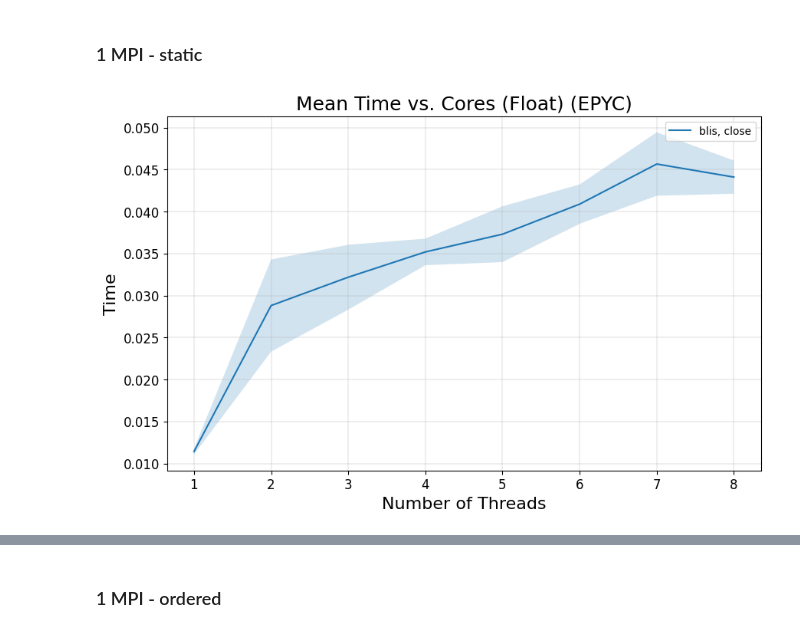
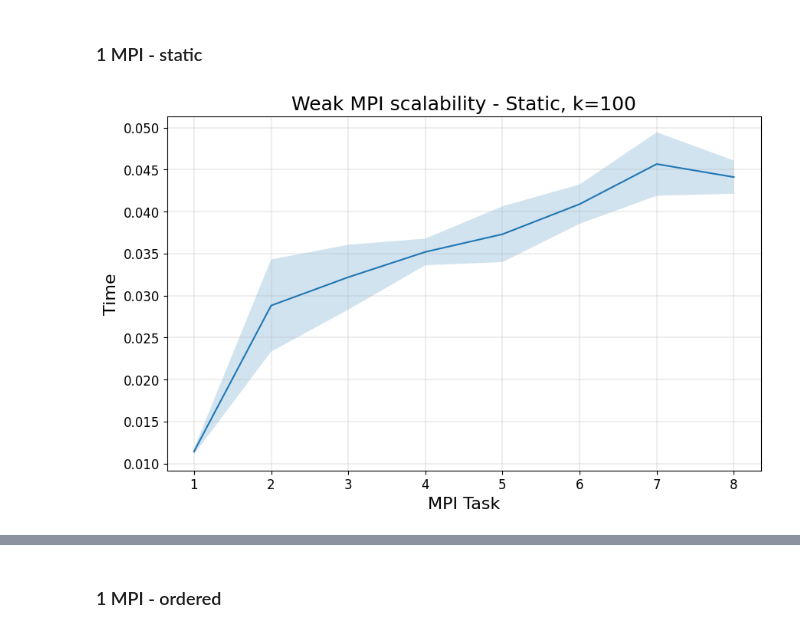
Before and after one commit to paolodr98/Final-assigments-FHPC-course-2022-2023, a Jupyter notebook: exercise1/data/weak_MPI/analize_weak_MPI.ipynb, the cells around one changed output, grey strips where cells are left out. Saved outputs shown, nothing was run; the diff lists cells and outputs as text; code cells hidden in the pictures.

Commit message:
Update notebook for plot ex1

```diff
--- a/exercise1/data/weak_MPI/analize_weak_MPI.ipynb
+++ b/exercise1/data/weak_MPI/analize_weak_MPI.ipynb
@@ -26,5 +33,5 @@ THIN_ordered_ = pd.read_csv(path_THIN_ordered_1)
 # %%
 # extract the first row for the x axis
 
-n_threads = THIN_static_['mpi_task']
+n_threads = THIN_static_1['mpi_task']
 n_threads = sorted(n_threads.unique())
@@ -45,3 +38,32 @@ THIN_ord_std = THIN_ordered_.groupby(['mpi_task']).std().to_numpy()[:,1]
+# %%
+# MPI 1
+
+THIN_static_means_1 = THIN_static_1.groupby(['mpi_task']).mean().to_numpy()[:,1]
+THIN_static_std_1 = THIN_static_1.groupby(['mpi_task']).std().to_numpy()[:,1]
+
+# MPI 2
+
+THIN_static_means_2 = THIN_static_2.groupby(['mpi_task']).mean().to_numpy()[:,1]
+THIN_static_std_2 = THIN_static_2.groupby(['mpi_task']).std().to_numpy()[:,1]
+
+# MPI 3
+
+THIN_static_means_3 = THIN_static_3.groupby(['mpi_task']).mean().to_numpy()[:,1]
+THIN_static_std_3 = THIN_static_3.groupby(['mpi_task']).std().to_numpy()[:,1]
+
+
+#--------------ORDERED---------------
+
+
+# MPI 1
+
+THIN_ord_means_1 = THIN_ordered_1.groupby(['mpi_task']).mean().to_numpy()[:,1]
+THIN_ord_std_1 = THIN_ordered_1.groupby(['mpi_task']).std().to_numpy()[:,1]
+
+# MPI 2
+
+THIN_ord_means_2 = THIN_ordered_2.groupby(['mpi_task']).mean().to_numpy()[:,1]
+THIN_ord_std_2 = THIN_ordered_2.groupby(['mpi_task']).std().to_numpy()[:,1]
 # %% [markdown]
 ## Plot
 # %% [markdown]
@@ -49,19 +71,18 @@ THIN_ord_std = THIN_ordered_.groupby(['mpi_task']).std().to_numpy()[:,1]
 # %%
 plt.figure(figsize=(10, 6))
 
-plt.plot(n_threads, THIN_static_means)
+plt.plot(n_threads, THIN_static_means_1)
 
-plt.fill_between(n_threads, THIN_static_means - THIN_static_std, THIN_static_means + THIN_static_std, alpha=0.2)
+plt.fill_between(n_threads, THIN_static_means_1 - THIN_static_std_1, THIN_static_means_1 + THIN_static_std_1, alpha=0.2)
 
-plt.xlabel('Number of Threads', fontsize = 16)
+plt.xlabel('MPI Task', fontsize = 16)
 plt.ylabel('Time', fontsize = 16)
-plt.title('Mean Time vs. Cores (Float) (EPYC)', fontsize = 18)
+plt.title('Weak MPI scalability - Static, k=100', fontsize = 18)
 
 plt.xticks(fontsize=12)
 plt.yticks(fontsize=12)
 
-
 plt.grid(linewidth = 0.3)
 plt.show()
 # %% [output]
-[figure, old version]
+[figure, new version]
```
Also changed, not shown: parts of 9 cells of this notebook, 1 other file.
